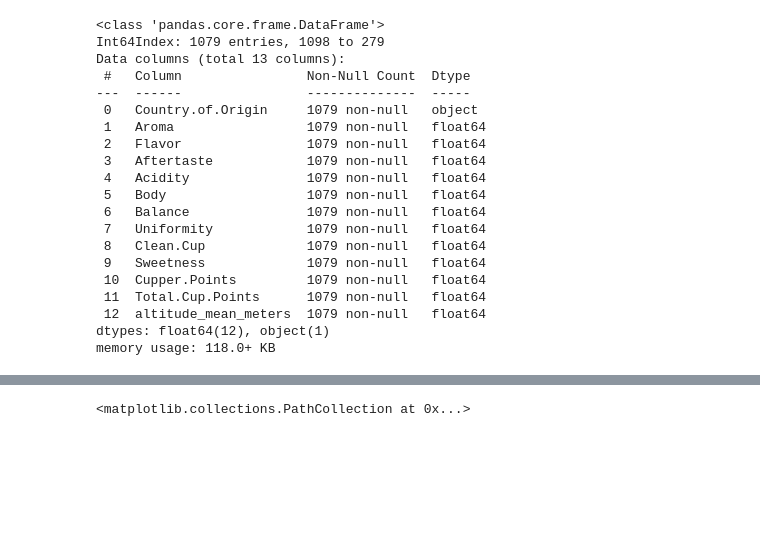
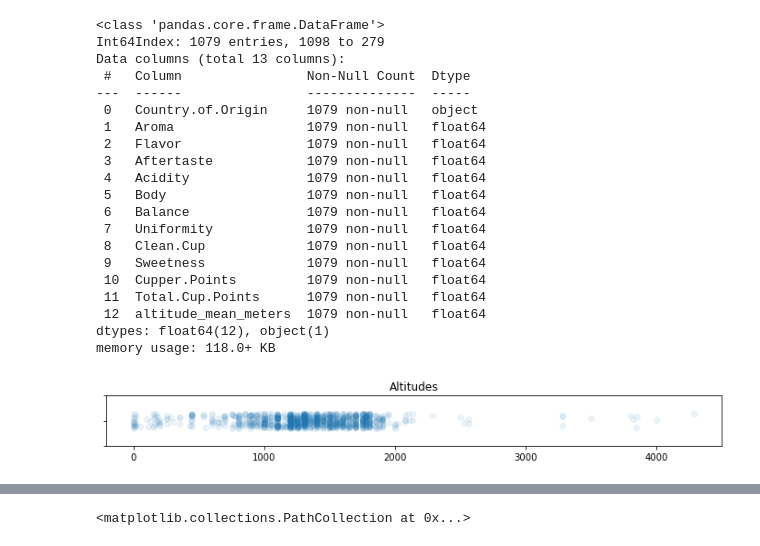
Before and after one commit to thejoshchow/coffee-arabica, a Jupyter notebook: coffee.ipynb, the cells around one changed output, grey strips where cells are left out. Saved outputs shown, nothing was run; the diff lists cells and outputs as text; code cells hidden in the pictures; blank space fills up the shorter version.

```diff
--- a/coffee.ipynb
+++ b/coffee.ipynb
@@ -368,3 +339,9 @@ Data columns (total 13 columns):
  12  altitude_mean_meters  1079 non-null   float64
 dtypes: float64(12), object(1)
 memory usage: 118.0+ KB
+# %%
+fig, ax = plt.subplots(1, figsize=(12, 1))
+one_dim_scatterplot(altitudes_corrected['altitude_mean_meters'], ax, jitter=0.3, alpha=0.08)
+ax.set_title('Altitudes');
+# %% [output]
+[figure, added]
```
Also changed, not shown: parts of 34 cells of this notebook.
